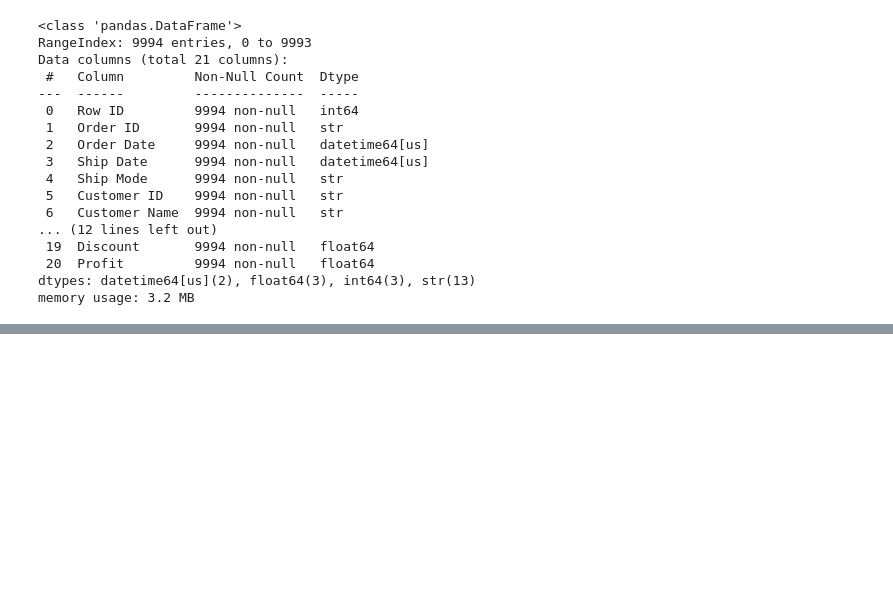
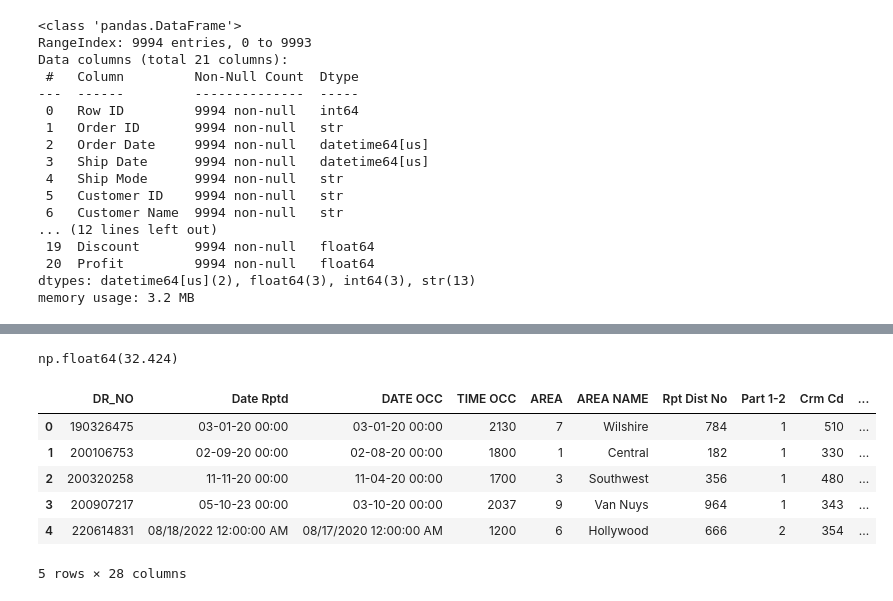
Before and after one commit to vaitysiddhi4-a11y/Python, a Jupyter notebook: Python practice .ipynb, the cells around one changed output, grey strips where cells are left out. Drawn from its saved outputs; the diff is of its cells as text; code cells hidden in the pictures; blank space fills up the shorter version.

```diff
--- a/Python practice .ipynb
+++ b/Python practice .ipynb
@@ -2380,0 +2455,14 @@ memory usage: 3.2 MB
+# %%
+df2["Vict Age"].mean()
+# %% [output]
+np.float64(32.424)
+# %%
+df2.head()
+# %% [output]
+|  | DR_NO | Date Rptd | DATE OCC | TIME OCC | AREA | AREA NAME | Rpt Dist No | Part 1-2 | Crm Cd | ... |
+| 0 | 190326475 | 03-01-20 00:00 | 03-01-20 00:00 | 2130 | 7 | Wilshire | 784 | 1 | 510 | ... |
+| 1 | 200106753 | 02-09-20 00:00 | 02-08-20 00:00 | 1800 | 1 | Central | 182 | 1 | 330 | ... |
+| 2 | 200320258 | 11-11-20 00:00 | 11-04-20 00:00 | 1700 | 3 | Southwest | 356 | 1 | 480 | ... |
+| 3 | 200907217 | 05-10-23 00:00 | 03-10-20 00:00 | 2037 | 9 | Van Nuys | 964 | 1 | 343 | ... |
+| 4 | 220614831 | 08/18/2022 12:00:00 AM | 08/17/2020 12:00:00 AM | 1200 | 6 | Hollywood | 666 | 2 | 354 | ... |
+5 rows × 28 columns
```
Also changed, not shown: parts of 18 cells of this notebook.
